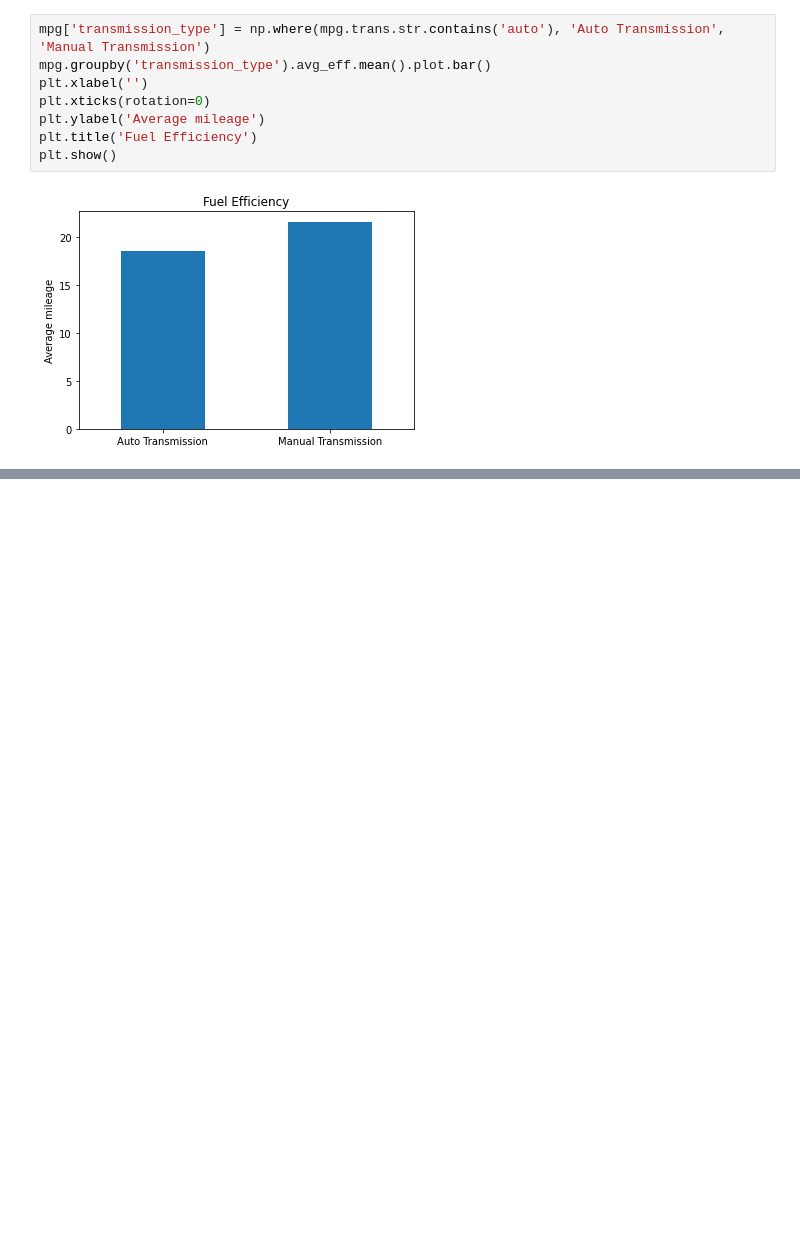
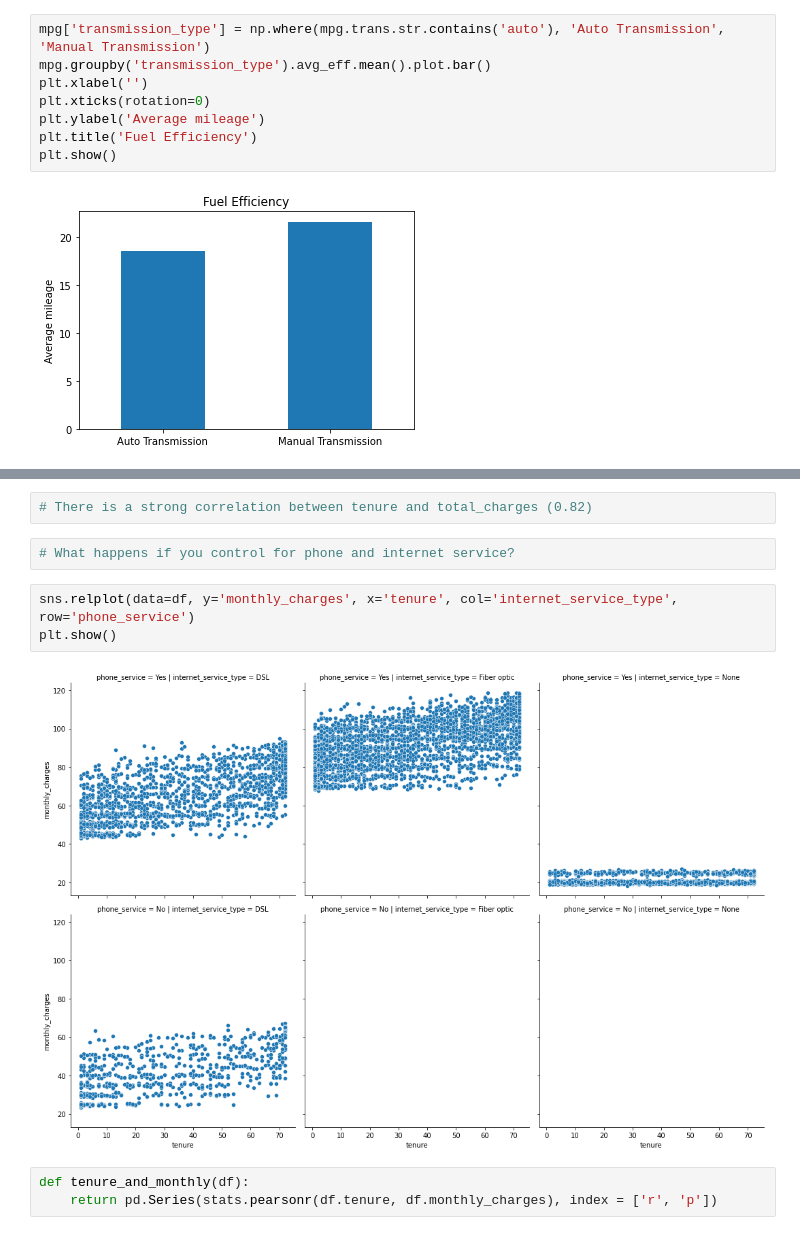
Before and after one commit to Addisalem-Kemal/Statstics_exercisese, a Jupyter notebook: hypothesis_testing.ipynb, the cells around one changed output, grey strips where cells are left out. Cells and saved outputs as stored; diff of their text form; blank space fills up the shorter version.

```diff
--- a/hypothesis_testing.ipynb
+++ b/hypothesis_testing.ipynb
@@ -298,0 +444,12 @@ plt.show()
+# %%
+# There is a strong correlation between tenure and total_charges (0.82)
+# %%
+# What happens if you control for phone and internet service?
+# %%
+sns.relplot(data=df, y='monthly_charges', x='tenure', col='internet_service_type', row='phone_service')
+plt.show()
+# %% [output]
+[figure, added]
+# %%
+def tenure_and_monthly(df):
+    return pd.Series(stats.pearsonr(df.tenure, df.monthly_charges), index = ['r', 'p'])
```
Also changed, not shown: parts of 53 cells of this notebook.
